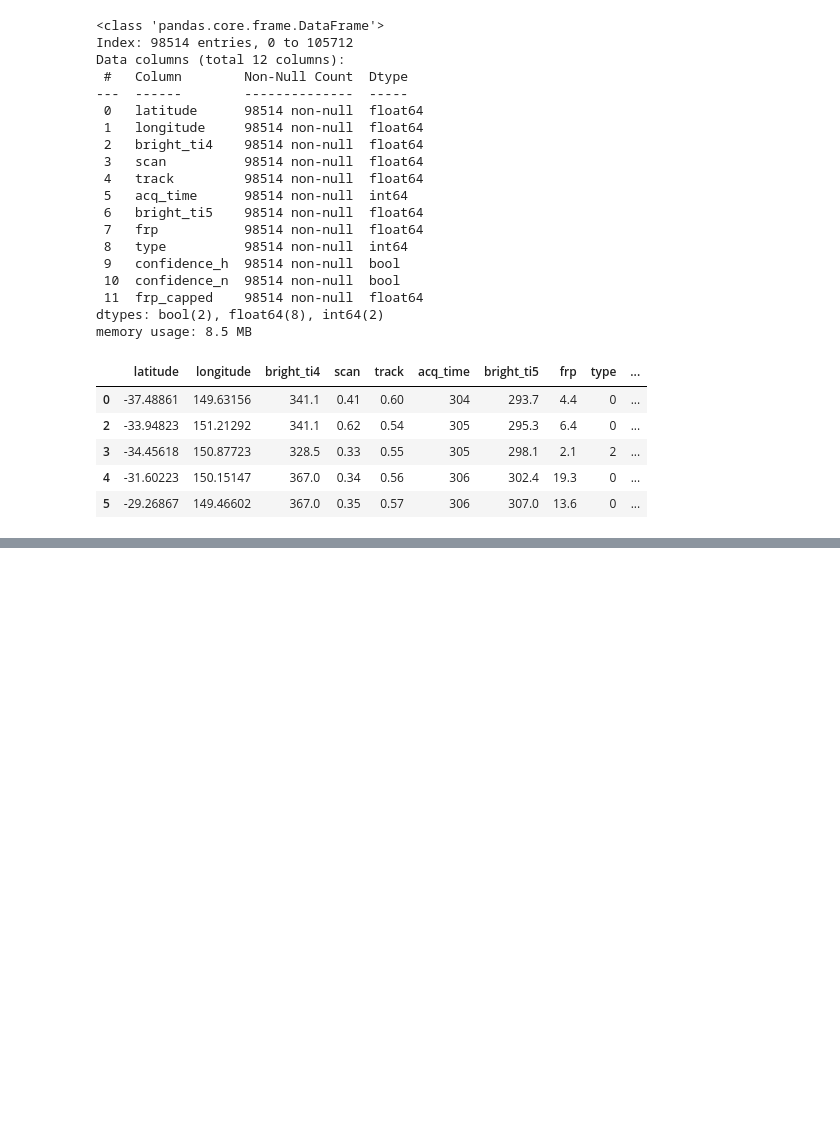
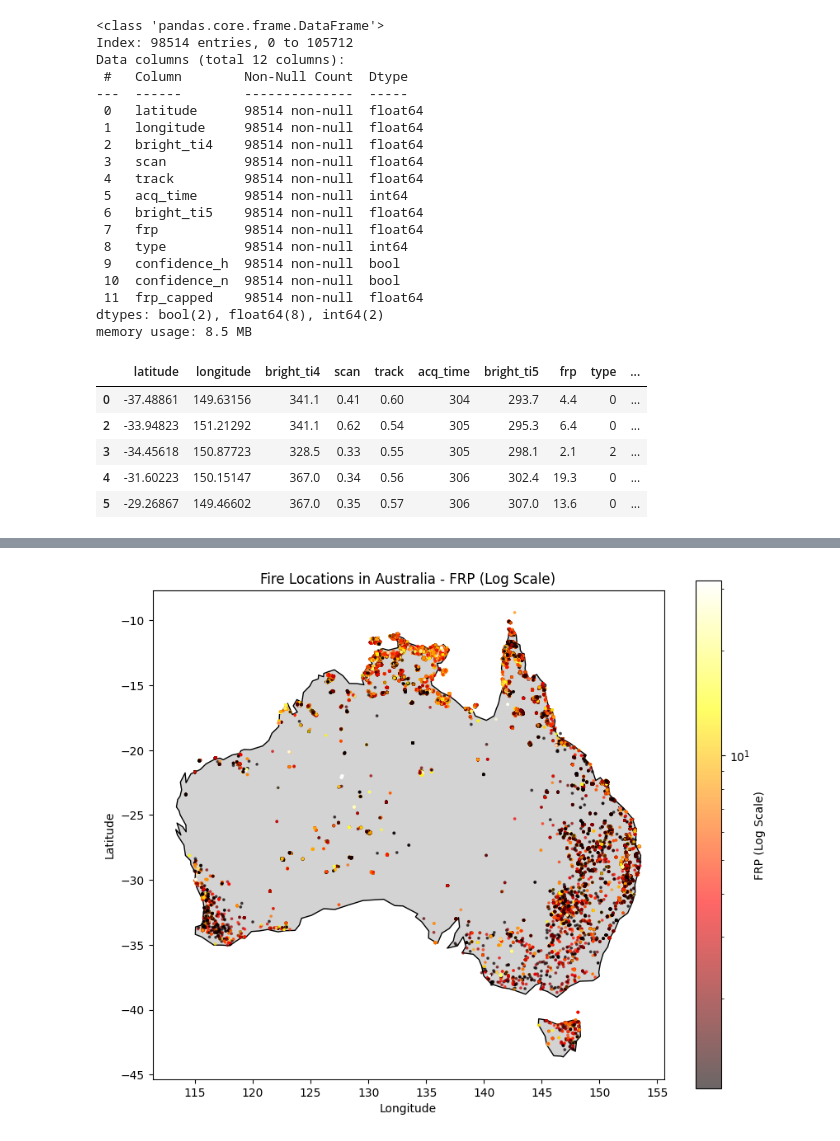
Before and after one commit to cbrittonjsy/Australian-Bushfire-Analysis, a Jupyter notebook: py/Q1_folder/Question_1.ipynb, the cells around one changed output, grey strips where cells are left out. Drawn from its saved outputs; the diff is of its cells as text; code cells hidden in the pictures; blank space fills up the shorter version.

Commit message:
Add a map of Australia with overlayed fire locations to visualise data points

```diff
--- a/py/Q1_folder/Question_1.ipynb
+++ b/py/Q1_folder/Question_1.ipynb
@@ -148,0 +155,24 @@ df_cleaned.head()
+# %%
+# Load the countries shapefile
+shapefile_path = "/Users/ciaranbritton/Library/Mobile Documents/com~apple~CloudDocs/Ciaran's Folder/University/Year 4/Advanced Computational Techniques/ne_110m_admin_0_countries"
+world = gpd.read_file(shapefile_path)
+
+# Filter for Australia
+australia = world[world["ADMIN"] == "Australia"]
+
+# Plot fire locations with FRP color mapping
+norm = mcolors.LogNorm(vmin=df_cleaned["frp_capped"].min() + 1, vmax=df_cleaned["frp_capped"].max())
+
+fig, ax = plt.subplots(figsize=(10, 8))
+australia.plot(ax=ax, color="lightgrey", edgecolor="black")
+sc = ax.scatter(
+    df_cleaned["longitude"], df_cleaned["latitude"],
+    c=df_cleaned["frp_capped"], cmap="hot", norm=norm, alpha=0.6, s=3
+)
+plt.colorbar(sc, ax=ax, label="FRP (Log Scale)")
+plt.title("Fire Locations in Australia - FRP (Log Scale)")
+plt.xlabel("Longitude")
+plt.ylabel("Latitude")
+plt.show()
+# %% [output]
+[figure, added]
```
Also changed, not shown: parts of 1 cell of this notebook.
